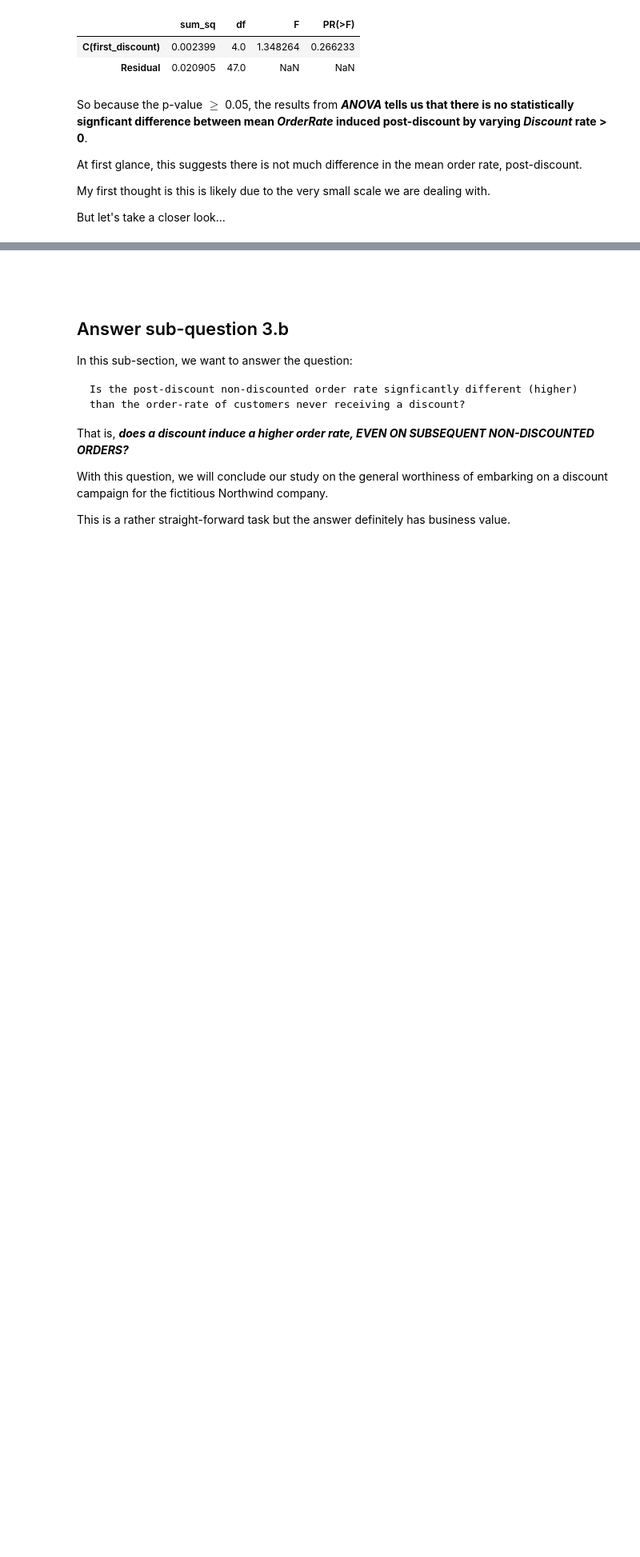
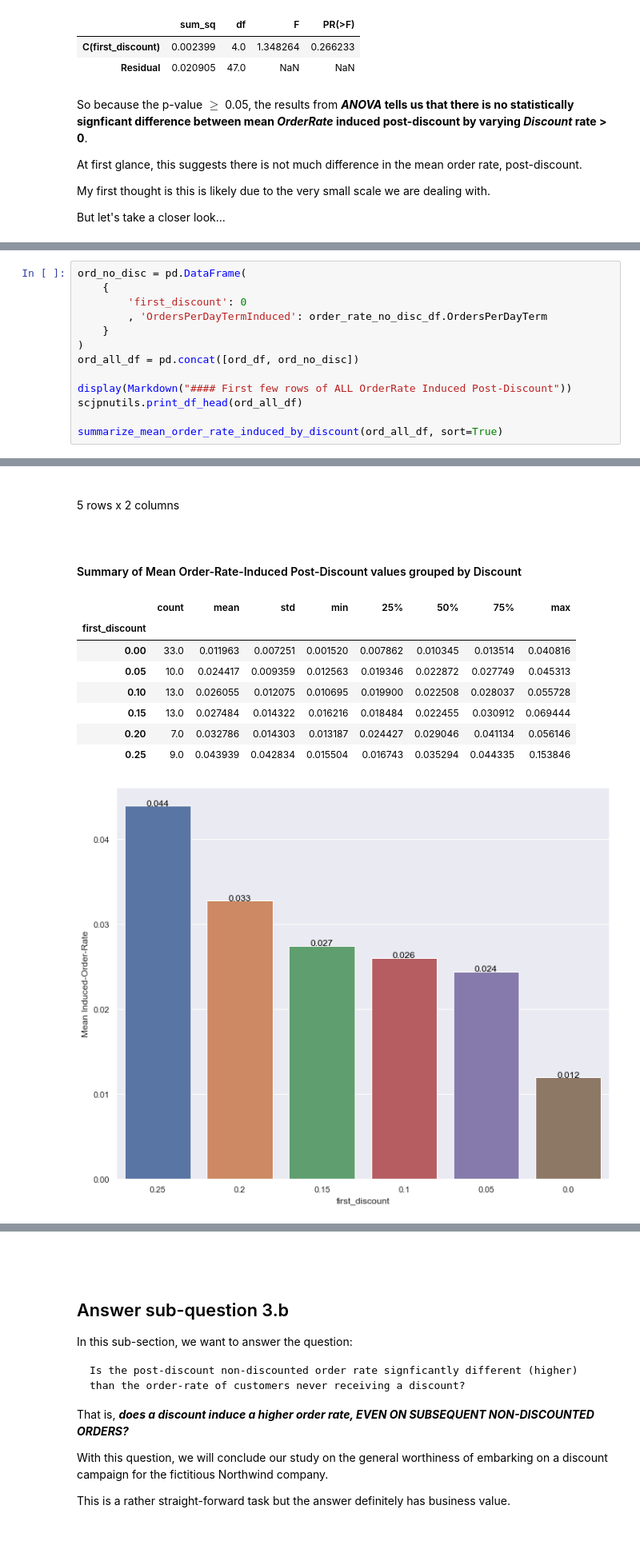
Before and after one commit to sacontreras/dsc-project-module-03, a Jupyter notebook: NorthwindProductDisountOrderEffectAnalysis.ipynb, the cells around one changed output, grey strips where cells are left out. Shown at 80% size. Drawn from its saved outputs; the diff is of its cells as text; blank space fills up the shorter version.

```diff
--- a/NorthwindProductDisountOrderEffectAnalysis.ipynb
+++ b/NorthwindProductDisountOrderEffectAnalysis.ipynb
@@ -2293,0 +2325,14 @@ Therefore, **a discount OF ANY KIND ($0.05 \le discount \le 0.25$) seems to indu
+# %%
+ord_no_disc = pd.DataFrame(
+    {
+        'first_discount': 0
+        , 'OrdersPerDayTermInduced': order_rate_no_disc_df.OrdersPerDayTerm
+    }
+)
+ord_all_df = pd.concat([ord_df, ord_no_disc])
+
+display(Markdown("#### First few rows of ALL OrderRate Induced Post-Discount"))
+scjpnutils.print_df_head(ord_all_df)
+
+summarize_mean_order_rate_induced_by_discount(ord_all_df, sort=True)
+# %% [output]
@@ -2293,0 +2347,11 @@ Therefore, **a discount OF ANY KIND ($0.05 \le discount \le 0.25$) seems to indu
+5 rows x 2 columns
+#### Summary of Mean Order-Rate-Induced Post-Discount values grouped by Discount
+|  | count | mean | std | min | 25% | 50% | 75% | max |
+| first_discount |  |  |  |  |  |  |  |  |
+| 0.00 | 33.0 | 0.011963 | 0.007251 | 0.001520 | 0.007862 | 0.010345 | 0.013514 | 0.040816 |
+| 0.05 | 10.0 | 0.024417 | 0.009359 | 0.012563 | 0.019346 | 0.022872 | 0.027749 | 0.045313 |
+| 0.10 | 13.0 | 0.026055 | 0.012075 | 0.010695 | 0.019900 | 0.022508 | 0.028037 | 0.055728 |
+| 0.15 | 13.0 | 0.027484 | 0.014322 | 0.016216 | 0.018484 | 0.022455 | 0.030912 | 0.069444 |
+| 0.20 | 7.0 | 0.032786 | 0.014303 | 0.013187 | 0.024427 | 0.029046 | 0.041134 | 0.056146 |
+| 0.25 | 9.0 | 0.043939 | 0.042834 | 0.015504 | 0.016743 | 0.035294 | 0.044335 | 0.153846 |
+[figure, added]
```
Also changed, not shown: parts of 16 cells of this notebook.
